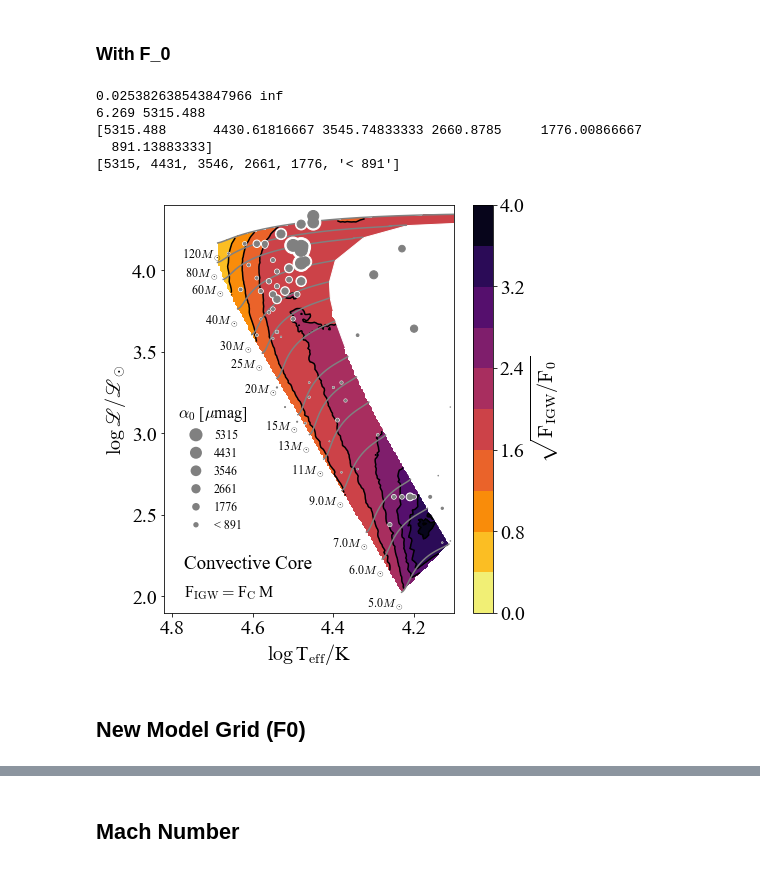
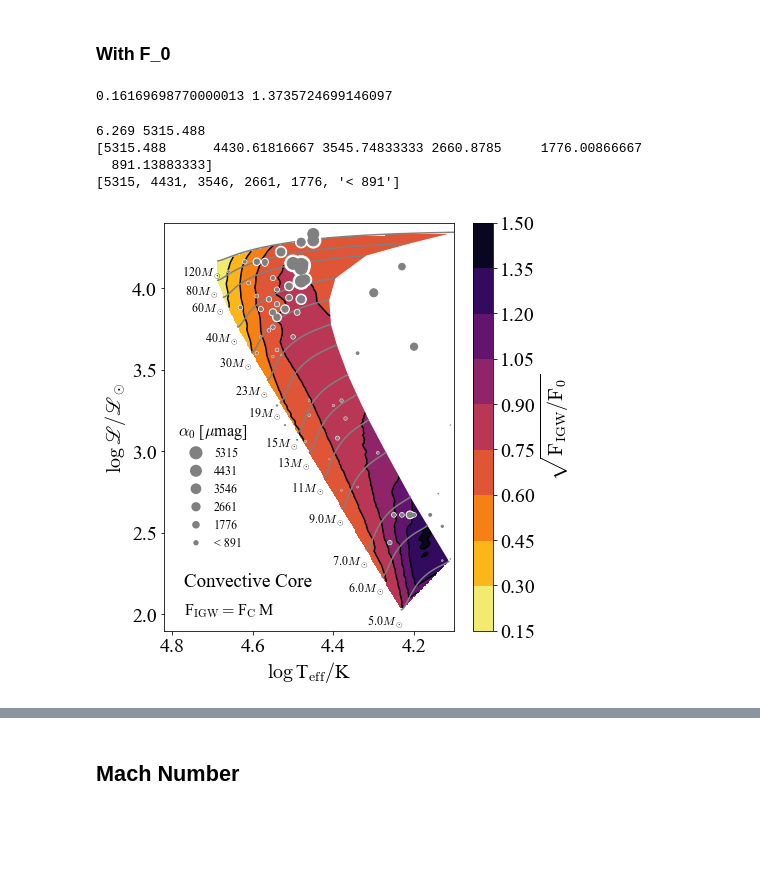
Before and after one commit to matteocantiello/rednoise, a Jupyter notebook: rednoise.ipynb, the cells around one changed output, grey strips where cells are left out. Drawn from its saved outputs; the diff is of its cells as text; code cells hidden in the pictures; blank space fills up the shorter version.

```diff
--- a/rednoise.ipynb
+++ b/rednoise.ipynb
@@ -1550,7 +1577,6 @@ def read_models(location,lis):
     plt.savefig(FIGURES+"_sqrt_flux_FeCZ_mach_rednoise.pdf",bbox_inches='tight')
 
 
-hrdlines = [5.0,6.0,7.0,9.0,11,13,15,20,30,40,60,80,120]
 read_models(DIR,mods)
 # %% [output]
 6.269 5315.488
@@ -1800,7 +1826,7 @@ def read_models(location,lis):
     ax.contour(xi, yi, zi, 14, colors='k')
     cntr1 = ax.contourf(xi, yi, zi, 14, cmap='viridis') #cmap="YlOrRd") inferno_r
 
-    fig.colorbar(cntr1, ax=ax).ax.set_ylabel(r'$\log \, $N$_{\rm Cells}$')
+    fig.colorbar(cntr1, ax=ax).ax.set_ylabel(r'$\log \, $N$_{\rm CC}$')
     plt.gca().invert_xaxis()
 
 
@@ -1825,7 +1851,7 @@ def read_models(location,lis):
         ax.text(logt[zams]+dt,ell[zams]+dl,str(i)+r'$M_\odot$',ha='center',fontsize=15) # ,verticalalignment='center',rotation='vertical',
 
     ax.text(4.77,2.2,'FeCZ',fontsize=20)
-    ax.text(4.77,2.0,r'N$_{\rm Cells} = ({\rm R}_*/{\rm H}_{\rm P})^2$',fontsize=18)
+    ax.text(4.77,2.0,r'$N_{\rm CC} = (R_\star/ \overline{\rm H}_{\rm P})^2$',fontsize=18)
 
   #  ax.scatter(logt_data,logl_data,s=alpha0_data/15,c='white',zorder=3)
   #  ax.scatter(logt_data,logl_data,s=alpha0_data/30,c='gray',zorder=3)
@@ -1839,6 +1865,7 @@ def read_models(location,lis):
     plt.savefig(FIGURES+"ncells_fecz.pdf",bbox_inches='tight')
 
 
+hrdlines = [5.0,6.0,7.0,9.0,11,13,15,19,23,30,40,60,80,120]
 
 read_models(DIR,mods)
 # %% [output]
@@ -2513,9 +2135,10 @@ read_models(DIR,mods)
 # %% [markdown]
 # Now let's compare with Core Convection properties
 # %%
-DIR = '/Users/mcantiello/Dropbox (Personal)/work/red_noise/Z0.02_CORE_F0/'
+DIR = '/Users/mcantiello/Dropbox (Personal)/work/red_noise/15140/Z0.02_CORE_F0_NO_OVER/'
 mods = [5.0, 5.2, 5.4 ,5.6 ,5.8, 6.0, 7.0,8.0,9.0,10,11,12,13,14,15,16,17,18,19,20,21,22,23,24,25,30,40,50,60,80,100,120]
-hrdlines = [5.0,6.0,7.0,9.0,11,13,15,20,25,30,40,60,80,120]
+hrdlines = [5.0,6.0,7.0,9.0,11,13,15,19,23,30,40,60,80,120]
+
 
 # Used for Spectroscopic HRD
 ell_sun=(5777)**4.0/(274*100)
@@ -2554,7 +2177,7 @@ def read_models(location,lis):
       rho_aver_core=h.rho_aver_core
       v_aver_ahp_core = h.v_aver_ahp_core   # Values calculated in the top alpha_mlt * Hp of the core
       hp_core_top = h.hp_core_top
-      turnover_core_hp =  hp_core_top / v_aver_ahp_core
+      turnover_core_hp =  1.6 * hp_core_top / v_aver_ahp_core # Need to multiply by 1.6 to be consistent with Eq.4 in the paper
       #print(turnover_core_hp/86400)
 
 
@@ -2581,9 +2204,9 @@ def read_models(location,lis):
     x=array(list(flatten(x)))
     y=array(list(flatten(y)))
     z=array(list(flatten(z)))#/1e5 # (in km/s)
-    #z=((1/z)*1e6)/1.6 # in microHz (the 1.6 is to correct for alpha_mixing lenght, as I calculated turnover timescales as alpha*<Hp>/<vconv>
+    #z=((1/z)*1e6) #
 
-    z=(1/(z*2*3.14/86400))  # in d^-1 86400
+    z=(1/(z*2*3.1415/86400))  # in d^-1 86400
 
     fig = plt.figure()
     ax = fig.add_axes([0.13, 0.12, 0.84, 0.81])
@@ -2630,7 +2253,8 @@ def read_models(location,lis):
         zams=find_h(0.001,center_h1,model)
         ell = (10**logt)**4.0/(10**logg)
         ell=np.log10(ell/ell_sun)
-        plt.plot(logt[zams:],ell[zams:],c='gray',alpha=1.0)
+        #plt.plot(logt[zams:],ell[zams:],c='gray',alpha=1.0)
+        plt.plot(logt[zams:tams],ell[zams:tams],c='gray',alpha=1.0)
         ax.text(logt[zams]+dt,ell[zams]+dl,str(i)+r'$M_\odot$',ha='center',fontsize=13) # ,verticalalignment='center',rotation='vertical',
         mask.append([logt[tams],ell[tams]]) # To patch region of interpolation outside tams
     # Patch contour region outside tams
@@ -2658,7 +2282,7 @@ def read_models(location,lis):
     print(vmin,vmax)
     delta = (vmax-vmin)/n_points
     scatt_size=np.arange(vmax,vmin,-delta)
-    print(scatt_size)
+    #print(scatt_size)
     # scatt_size = scatt_size[::-1]
 
     scatt_label = scatt_size
@@ -2666,7 +2290,7 @@ def read_models(location,lis):
     scatt_label=scatt_label.tolist()             # Make list so we can add text to labels
     scatt_label[-1]='< '+str(scatt_label[-1])      # Add '<' 100
     # scatt_size=scatt_size/max_alpha              # Matplotlib seems to renormalize to the max value. This confused me for a bit...
-    print(scatt_label)
+    #print(scatt_label)
 
 
     # Fake scatter
@@ -3123,21 +2745,24 @@ def read_models(location,lis):
 
       v_aver_core=h.v_aver_core
       rho_aver_core=h.rho_aver_core
+      mach_aver_core=h.mach_aver_core
 
       rho_aver_ahp_core=h.rho_aver_ahp_core
       v_aver_ahp_core=h.v_aver_ahp_core
       mach_aver_ahp_core=h.mach_aver_ahp_core
+
       turnover_core = h.turnover_core
-      F0=(2.0*3.1415)*F0*(1/(turnover_core))**2.0  # Multiply by 2pi to get N into angular frequency (since omega is angular frequency)
-      #F0=((2.0*3.1415)**2.0)*F0*(1/(turnover_core))**2.0  # Multiply by 2pi to get N into angular frequency (since omega is angular frequency)
+      #F0=(2.0*3.1415)*F0*(1/(turnover_core))**2.0  # Multiply by 2pi to get N into angular frequency (since omega is angular frequency)
+      F0=F0*(2.0*3.1415/(turnover_core))**2.0  # Multiply by 2pi to get N into angular frequency (since omega is angular frequency)
 
       #where_are_NaNs = isnan(F0)
       #F0[where_are_NaNs] = 0
 
       flux_ahp=rho_aver_ahp_core*v_aver_ahp_core**3.0  # Flux in the top hp of the convective core
       flux_IGW_ahp=flux_ahp*mach_aver_ahp_core/F0    # Assume IGWs are mostly driven in the top Hp
-      #where_are_inf = isinf(flux_IGW_ahp)
-      #flux_IGW_ahp[where_are_inf] = 0
+
+      flux_ac =  rho_aver_core*v_aver_core**3.0
+      flux_IGW_a =  flux_ac*mach_aver_core/F0
 
 
       ell = (10**logt)**4.0/(10**logg)
@@ -3154,8 +2779,9 @@ def read_models(location,lis):
       tzams.append(ell[zams])
       x.append(logt[zams:tams])
       y.append(ell[zams:tams])
-      #z.append(v_FeCZ_surf[zams:])
+      #z.append(rho_aver_ahp_core[zams:tams])
       z.append(flux_IGW_ahp[zams:tams])
+
       #flux_IGW_ahp[tams:]=1
       #z.append(flux_IGW_ahp[tams:])
 
@@ -3166,6 +2792,7 @@ def read_models(location,lis):
     #z=((1/z)*1e6)/1.6 # in microHz (the 1.6 is to correct for alpha_mixing lenght, as I calculated turnover timescales as alpha*<Hp>/<vconv>
 
     z=z**0.5
+    #z=z*1e4
 
     fig = plt.figure()
     ax = fig.add_axes([0.13, 0.12, 0.84, 0.81])
@@ -3249,38 +2876,36 @@ def read_models(location,lis):
     l5 = ax.scatter([],[], s=scatt_size[4], edgecolors='none',color='gray',label=scatt_label[4])
     l6 = ax.scatter([],[], s=scatt_size[5], edgecolors='none',color='gray',label=scatt_label[4])
 
      # And finally the legend (Matplotlib def needs better handling of scatter plot legends of this type)
     leg = plt.legend([l1,l2, l3, l4, l5, l6], scatt_label, frameon=False,
           fontsize=12,handlelength=2,   bbox_to_anchor=(0.02,0.18),
           loc='lower left', title=r"$\alpha_0$ [$\mu$mag]", markerscale=0.18) # 0.18 determined by making larger symbol match with plot. Still not sure how to do this properly...
 
     ############################
 
 
     ax.text(4.77,2.17,'Convective Core',fontsize=19)
     ax.text(4.77,2.0,r'F$_{\rm IGW} = $F$_{\rm C}\, $M ',fontsize=16)
 
 
     ax.set_xlabel(logteff)
     ax.set_ylabel(r'$\log\, \mathscr{L} / \mathscr{L}_\odot$')
    # ax.text(4.77,2.13,'Convective Core',fontsize=18)
    # ax.text(4.77,2.0,r'F$_{\rm IGW} = $F$_{\rm C}\, $M ',fontsize=17)
 
     ax.set_xlim([4.82,4.1])
     #ax.set_ylim([2.5,6.25])
     ax.set_ylim([1.9,4.4])
  #   plt.title(r'Photometric Amplitude $\alpha_0$')
     plt.savefig(FIGURES+"F0_relative_flux_IGW_ahp_core_rednoise_data.pdf",bbox_inches='tight')
 
 
 
 read_models(DIR,mods)
 # %% [output]
-0.025382638543847966 inf
-6.269 5315.488
-[5315.488      4430.61816667 3545.74833333 2660.8785     1776.00866667
-  891.13883333]
-[5315, 4431, 3546, 2661, 1776, '< 891']
+0.16169698770000013 1.3735724699146097
+6.269 5315.488
+[5315.488      4430.61816667 3545.74833333 2660.8785     1776.00866667
+  891.13883333]
+[5315, 4431, 3546, 2661, 1776, '< 891']
-[figure, old version]
+[figure, new version]
-# %% [markdown]
-## New Model Grid (F0)
```
Also changed, not shown: parts of 40 cells of this notebook.
